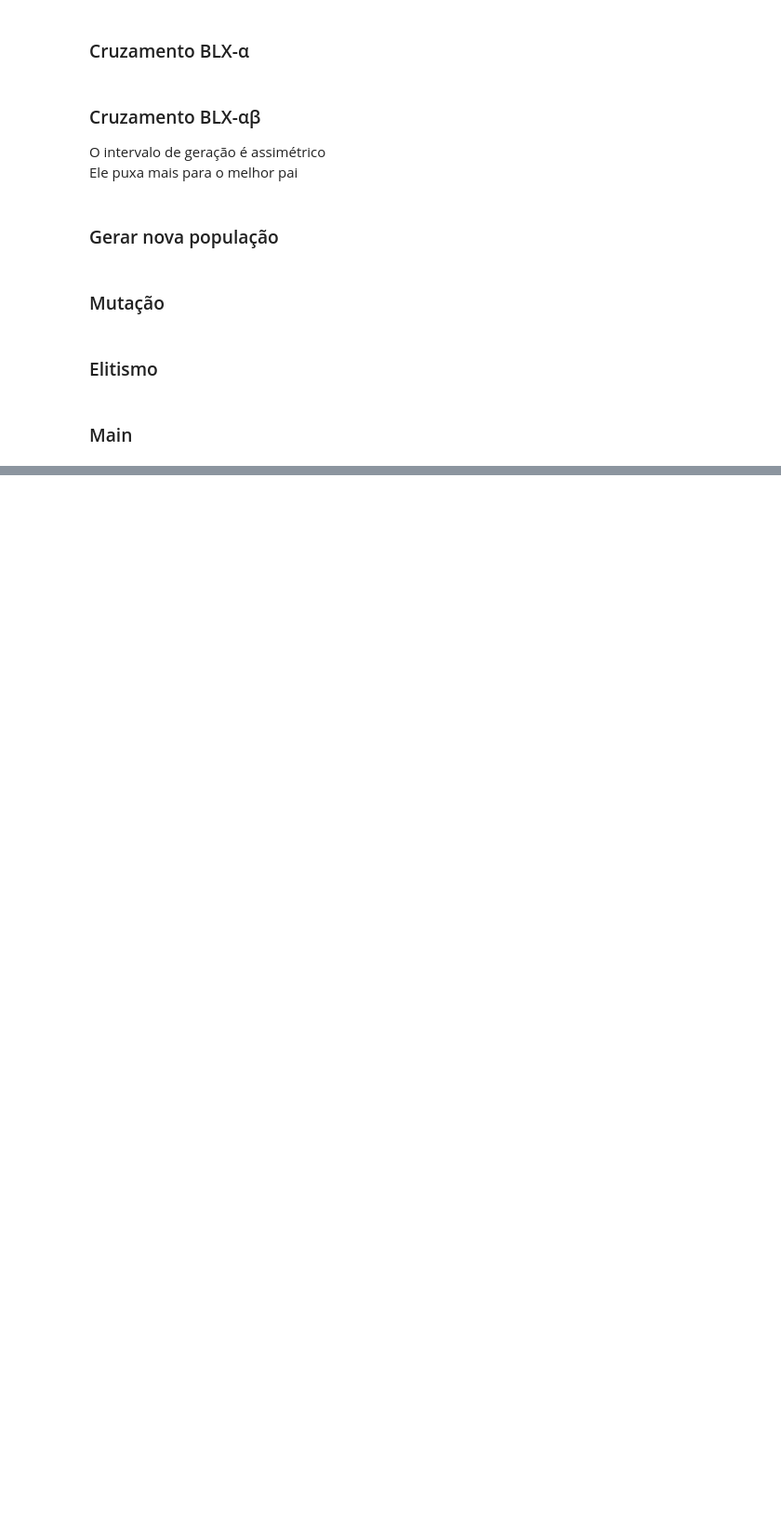
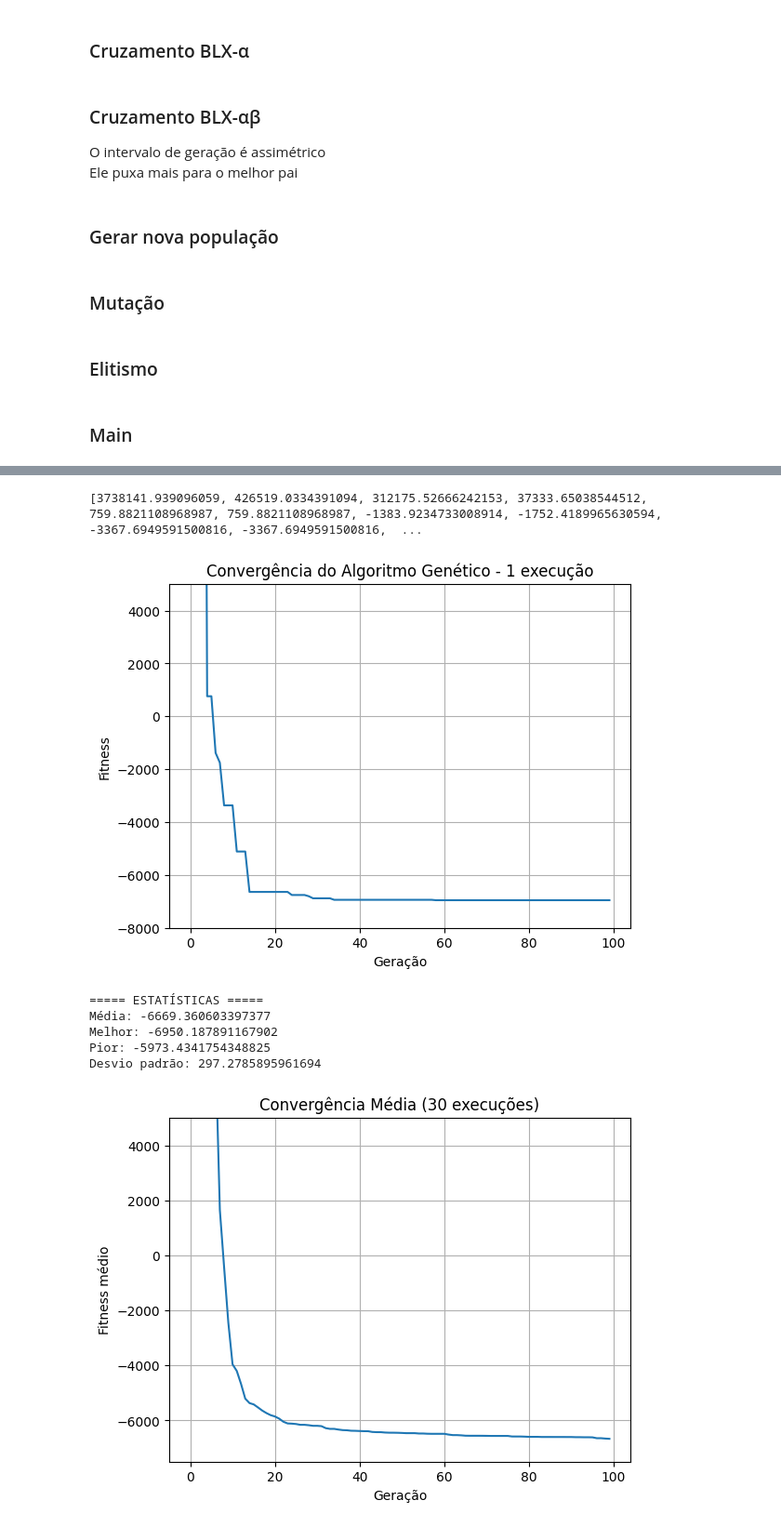
Before and after one commit to KarinyxD/Algoritmos-Bioinspirados, a Jupyter notebook: Atividade4.ipynb, the cells around one changed output, grey strips where cells are left out. Shown at 93% size. Saved outputs shown, nothing was run; the diff lists cells and outputs as text; code cells hidden in the pictures; blank space fills up the shorter version.

```diff
--- a/Atividade4.ipynb
+++ b/Atividade4.ipynb
@@ -290,7 +269,7 @@ def gerar_filhos(pop):
 # %% [markdown]
 ### Mutação
 # %%
-def mutacao(pop, TAXA_MUT, sigma=0.05):
+def mutacao(pop, sigma=0.05):
     pop_mutada = []
 
     for x1, x2, y in pop:
@@ -362,0 +340,71 @@ Geração 101: Melhor indivíduo: (14.14987077647054, 0.9676484700258613, -6622.
+# %%
+def executar_uma_vez():
+    pop = gerar_populacao_inicial()
+    melhores = []
+
+    for _ in range(GERACAO):
+        elite = elitismo(pop)
+
+        filhos = gerar_filhos(pop)
+        filhos = mutacao(filhos)
+
+        pop = filhos + elite
+
+        melhor = min(pop, key=lambda ind: ind[2])
+        melhores.append(melhor[2])
+
+    return melhores
+# %%
+import matplotlib.pyplot as plt
+import numpy as np
+
+def main():
+    # -------- Gráfico de 1 execução --------
+    melhores = executar_uma_vez()
+    print(melhores)
+    plt.plot(melhores)
+    plt.ylim(-8000, 5000)
+    plt.xlabel("Geração")
+    plt.ylabel("Fitness")
+    plt.title("Convergência do Algoritmo Genético - 1 execução")
+    plt.grid()
+    plt.show()
+
+    # -------- 30 execuções --------
+    resultados = []
+    todas_execucoes = []
+
+    for _ in range(30):
+        melhores = executar_uma_vez()
+        resultados.append(min(melhores))
+        todas_execucoes.append(melhores)
+
+    # -------- Estatísticas --------
+    print("\n===== ESTATÍSTICAS =====")
+    print("Média:", np.mean(resultados))
+    print("Melhor:", np.min(resultados))
+    print("Pior:", np.max(resultados))
+    print("Desvio padrão:", np.std(resultados))
+
+    # -------- Gráfico médio --------
+    media = np.mean(todas_execucoes, axis=0)
+
+    plt.plot(media)
+    plt.ylim(-7500, 5000)
+    plt.xlabel("Geração")
+    plt.ylabel("Fitness médio")
+    plt.title("Convergência Média (30 execuções)")
+    plt.grid()
+    plt.show()
+
+
+main()
+# %% [output]
+[3738141.939096059, 426519.0334391094, 312175.52666242153, 37333.65038544512, 759.8821108968987, 759.8821108968987, -1383.9234733008914, -1752.4189965630594, -3367.6949591500816, -3367.6949591500816,  ...
+[figure, added]
+===== ESTATÍSTICAS =====
+Média: -6669.360603397377
+Melhor: -6950.187891167902
+Pior: -5973.4341754348825
+Desvio padrão: 297.2785895961694
+[figure, added]
```
Also changed, not shown: parts of 5 cells of this notebook.
